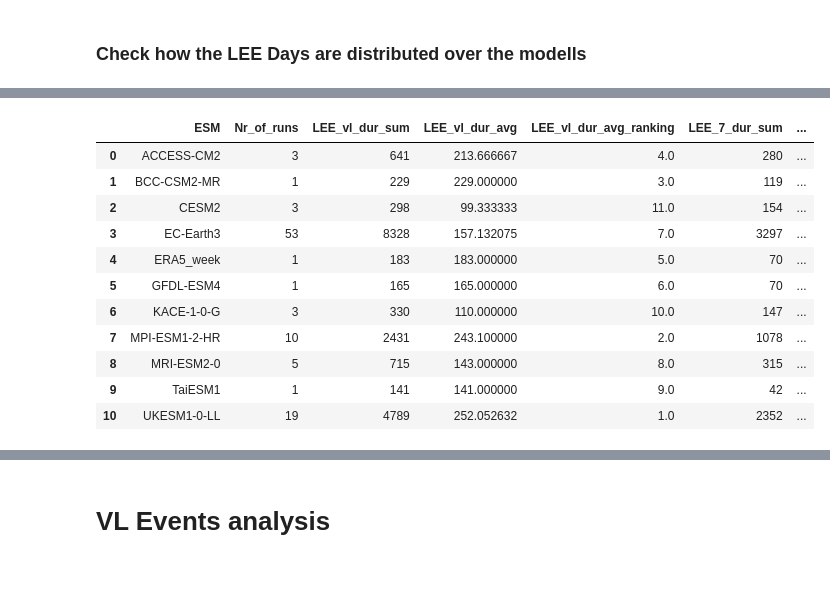
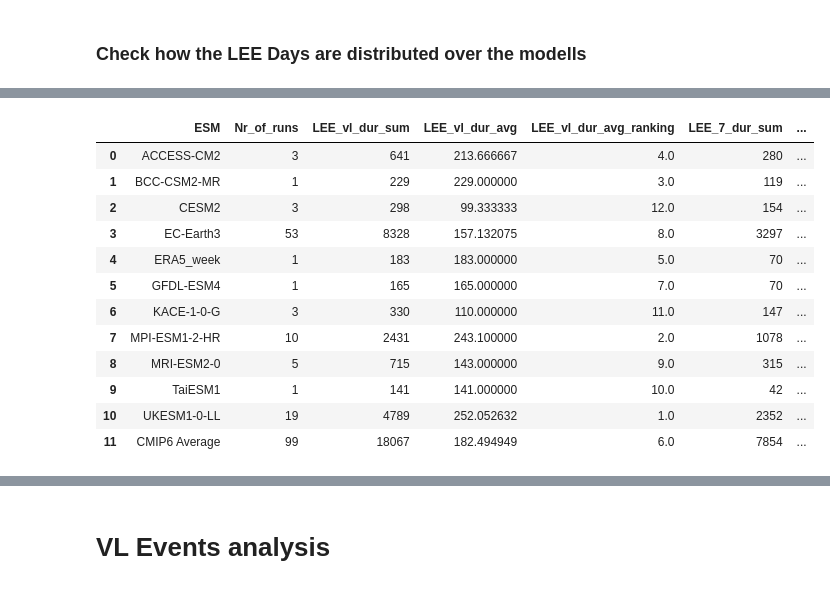
Before and after one commit to O-Nennecke/RL_2026_paper, a Jupyter notebook: LEE_Detection/LEE_Results_Analysis.ipynb, the cells around one changed output, grey strips where cells are left out. Drawn from its saved outputs; the diff is of its cells as text; code cells hidden in the pictures.

```diff
--- a/LEE_Detection/LEE_Results_Analysis.ipynb
+++ b/LEE_Detection/LEE_Results_Analysis.ipynb
@@ -553,0 +1192,4 @@ print("skew (raw) =", skew_raw)'''
+# %%
+LEE_7['time_to_max'] = LEE_7['index_peak'] - LEE_7['index_start']
+LEE_14['time_to_max'] = LEE_14['index_peak'] - LEE_14['index_start']
+LEE_vl['time_to_max'] = LEE_vl['index_peak'] - LEE_vl['index_start']
@@ -554,2 +1290,20 @@ print("skew (raw) =", skew_raw)'''
 # %% [markdown]
 ### Check how the LEE Days are distributed over the modells
+# %%
+Nr_of_runs = LEE_vl.groupby('ESM')['ESM_run'].nunique()
+LEE_vl['Nr_of_runs'] = LEE_vl['ESM'].map(Nr_of_runs)
+LEE_vl
+
+LEE_all_comp = LEE_vl.copy()
+
+
+LEE_all_comp['LEE_vl_dur_sum'] = LEE_all_comp.groupby('ESM')['duration'].transform('sum')
+LEE_all_comp = LEE_all_comp.drop_duplicates(subset=['ESM', 'LEE_vl_dur_sum'])
+LEE_all_comp
+
+# Add a CMIP6 row (Exclude ERA5) for total duration across all ESMs
+cmip6_duration = LEE_all_comp[LEE_all_comp['ESM'] != 'ERA5_week']['LEE_vl_dur_sum'].sum()
+cmip6_nr_of_runs = LEE_all_comp[LEE_all_comp['ESM'] != 'ERA5_week']['Nr_of_runs'].sum()
+cmip6_row = pd.DataFrame({'ESM': ['CMIP6'], 'LEE_vl_dur_sum': [cmip6_duration], 'Nr_of_runs': [cmip6_nr_of_runs]})
+LEE_all_comp = pd.concat([LEE_all_comp, cmip6_row], ignore_index=True)
+LEE_all_comp
@@ -565,6 +1333,11 @@ LEE_all_comp = LEE_vl.copy()
 LEE_all_comp['LEE_vl_dur_sum'] = LEE_all_comp.groupby('ESM')['duration'].transform('sum')
 LEE_all_comp = LEE_all_comp.drop_duplicates(subset=['ESM', 'LEE_vl_dur_sum'])
 # LEE_all_comp['Nr_of_runs'] = Nr_of_runs.values
+# Add a CMIP6 row (Exclude ERA5) for total duration across all ESMs
+cmip6_duration = LEE_all_comp[LEE_all_comp['ESM'] != 'ERA5_week']['LEE_vl_dur_sum'].sum()
+cmip6_nr_of_runs = LEE_all_comp[LEE_all_comp['ESM'] != 'ERA5_week']['Nr_of_runs'].sum()
+cmip6_row = pd.DataFrame({'ESM': ['CMIP6 Average'], 'LEE_vl_dur_sum': [cmip6_duration], 'Nr_of_runs': [cmip6_nr_of_runs]})
+LEE_all_comp = pd.concat([LEE_all_comp, cmip6_row], ignore_index=True)
 
 LEE_all_comp['LEE_vl_dur_avg'] = LEE_all_comp['LEE_vl_dur_sum'] / LEE_all_comp['Nr_of_runs']
 LEE_all_comp['LEE_vl_dur_avg_ranking'] = LEE_all_comp['LEE_vl_dur_avg'].rank(ascending=False)
@@ -580,40 +1353,50 @@ LEE_all_comp = LEE_all_comp[['ESM', 'Nr_of_runs', 'LEE_vl_dur_sum', 'LEE_vl_dur_
 # LEE_all_comp = LEE_all_comp.merge(LEE_dat_temp[['ESM', 'LEE_dat_dur_sum']], on='ESM', how='left')
 # LEE_all_comp['LEE_dat_dur_avg'] = LEE_all_comp['LEE_dat_dur_sum'] / LEE_all_comp['Nr_of_runs']
 LEE_all_comp
 
 LEE_7_temp = LEE_7.copy()
 LEE_7_temp['LEE_7_dur_sum'] = LEE_7_temp.groupby('ESM')['duration'].transform('sum')
 LEE_7_temp = LEE_7_temp.drop_duplicates(subset=['ESM', 'LEE_7_dur_sum'])
+cmip6_duration_7 = LEE_7_temp[LEE_7_temp['ESM'] != 'ERA5_week']['LEE_7_dur_sum'].sum()
+cmip6_nr_of_runs_7 = LEE_7_temp[LEE_7_temp['ESM'] != 'ERA5_week']['ESM_run'].nunique()
+cmip6_row_7 = pd.DataFrame({'ESM': ['CMIP6 Average'], 'LEE_7_dur_sum': [cmip6_duration_7], 'Nr_of_runs': [cmip6_nr_of_runs_7]})
+LEE_7_temp = pd.concat([LEE_7_temp, cmip6_row_7], ignore_index=True)
 LEE_7_temp
 
 # Join the two DataFrames on 'ESM'
 LEE_all_comp = LEE_all_comp.merge(LEE_7_temp[['ESM', 'LEE_7_dur_sum']], on='ESM', how='left')
 LEE_all_comp['LEE_7_dur_avg'] = LEE_all_comp['LEE_7_dur_sum'] / LEE_all_comp['Nr_of_runs']
 LEE_all_comp['LEE_7_dur_avg_ranking'] = LEE_all_comp['LEE_7_dur_avg'].rank(ascending=False)
 
 LEE_14_temp = LEE_14.copy()
 LEE_14_temp['LEE_14_dur_sum'] = LEE_14_temp.groupby('ESM')['duration'].transform('sum')
 LEE_14_temp = LEE_14_temp.drop_duplicates(subset=['ESM', 'LEE_14_dur_sum'])
+cmip6_duration_14 = LEE_14_temp[LEE_14_temp['ESM'] != 'ERA5_week']['LEE_14_dur_sum'].sum()
+cmip6_nr_of_runs_14 = LEE_14_temp[LEE_14_temp['ESM'] != 'ERA5_week']['ESM_run'].nunique()
+cmip6_row_14 = pd.DataFrame({'ESM': ['CMIP6 Average'], 'LEE_14_dur_sum': [cmip6_duration_14], 'Nr_of_runs': [cmip6_nr_of_runs_14]})
+LEE_14_temp = pd.concat([LEE_14_temp, cmip6_row_14], ignore_index=True)
+LEE_14_temp
 # Join the two DataFrames on 'ESM'
 LEE_all_comp = LEE_all_comp.merge(LEE_14_temp[['ESM', 'LEE_14_dur_sum']], on='ESM', how='left')
 LEE_all_comp['LEE_14_dur_avg'] = LEE_all_comp['LEE_14_dur_sum'] / LEE_all_comp['Nr_of_runs']
 LEE_all_comp['LEE_14_dur_avg_ranking'] = LEE_all_comp['LEE_14_dur_avg'].rank(ascending=False)
 
 LEE_all_comp['ESM_label'] = LEE_all_comp['ESM'] + ' \n (n = ' + LEE_all_comp['Nr_of_runs'].astype(str) + ')'
 # Fix the label for ERA5_week to display as "ERA5 \n (n = 1)"
 LEE_all_comp.loc[LEE_all_comp['ESM'] == 'ERA5_week', 'ESM_label'] = 'ERA5 \n (n = 1)'
 LEE_all_comp
 # %% [output]
 |  | ESM | Nr_of_runs | LEE_vl_dur_sum | LEE_vl_dur_avg | LEE_vl_dur_avg_ranking | LEE_7_dur_sum | ... |
 | 0 | ACCESS-CM2 | 3 | 641 | 213.666667 | 4.0 | 280 | ... |
 | 1 | BCC-CSM2-MR | 1 | 229 | 229.000000 | 3.0 | 119 | ... |
-| 2 | CESM2 | 3 | 298 | 99.333333 | 11.0 | 154 | ... |
-| 3 | EC-Earth3 | 53 | 8328 | 157.132075 | 7.0 | 3297 | ... |
+| 2 | CESM2 | 3 | 298 | 99.333333 | 12.0 | 154 | ... |
+| 3 | EC-Earth3 | 53 | 8328 | 157.132075 | 8.0 | 3297 | ... |
 | 4 | ERA5_week | 1 | 183 | 183.000000 | 5.0 | 70 | ... |
-| 5 | GFDL-ESM4 | 1 | 165 | 165.000000 | 6.0 | 70 | ... |
-| 6 | KACE-1-0-G | 3 | 330 | 110.000000 | 10.0 | 147 | ... |
+| 5 | GFDL-ESM4 | 1 | 165 | 165.000000 | 7.0 | 70 | ... |
+| 6 | KACE-1-0-G | 3 | 330 | 110.000000 | 11.0 | 147 | ... |
 | 7 | MPI-ESM1-2-HR | 10 | 2431 | 243.100000 | 2.0 | 1078 | ... |
-| 8 | MRI-ESM2-0 | 5 | 715 | 143.000000 | 8.0 | 315 | ... |
-| 9 | TaiESM1 | 1 | 141 | 141.000000 | 9.0 | 42 | ... |
+| 8 | MRI-ESM2-0 | 5 | 715 | 143.000000 | 9.0 | 315 | ... |
+| 9 | TaiESM1 | 1 | 141 | 141.000000 | 10.0 | 42 | ... |
 | 10 | UKESM1-0-LL | 19 | 4789 | 252.052632 | 1.0 | 2352 | ... |
+| 11 | CMIP6 Average | 99 | 18067 | 182.494949 | 6.0 | 7854 | ... |
 # %%
```
Also changed, not shown: parts of 53 cells of this notebook, 48 other files.
